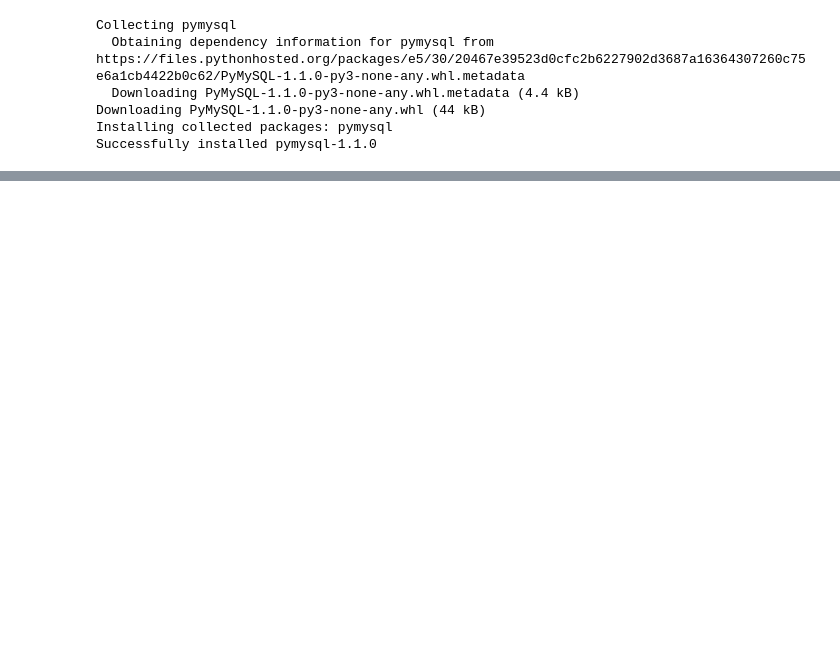
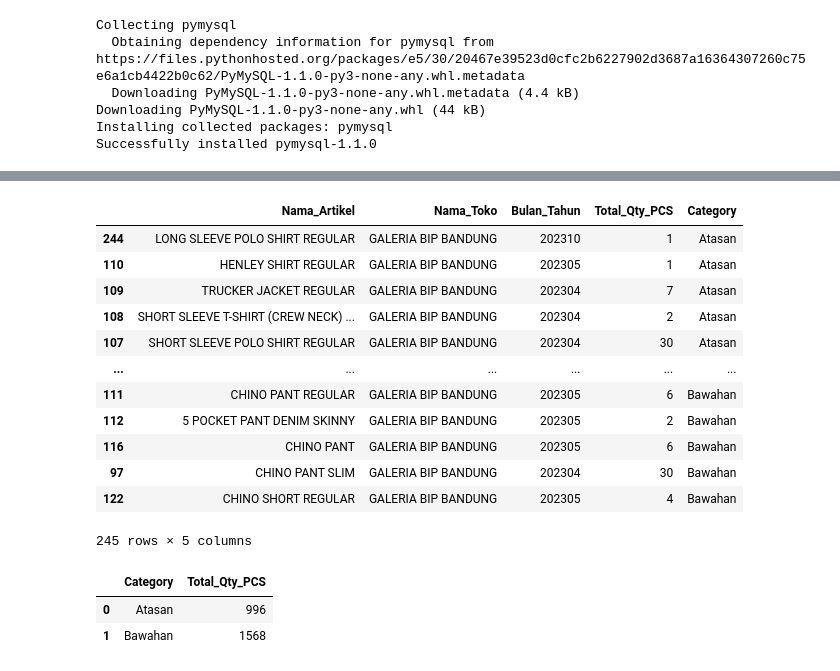
Before and after one commit to sntdshrly/dwi-putra-sakti-notebook, a Jupyter notebook: dps-pymysql-notebook.ipynb, the cells around one changed output, grey strips where cells are left out. Drawn from its saved outputs; the diff is of its cells as text; code cells hidden in the pictures; blank space fills up the shorter version.

```diff
--- a/dps-pymysql-notebook.ipynb
+++ b/dps-pymysql-notebook.ipynb
@@ -67,0 +1017,23 @@ connection.close()
+# %%
+query = '''
+SELECT
+    fv_articlename AS Nama_Artikel,
+    fv_namacust AS Nama_Toko,
+    EXTRACT(YEAR_MONTH FROM t_penjualanmst.fd_tgljual) AS Bulan_Tahun,
+    SUM(t_penjualandtl_goods.fn_jualpersize) AS Total_Qty_PCS
+FROM
+    t_penjualanmst
+JOIN
+    t_penjualandtl_goods ON t_penjualanmst.fv_nopenjualan = t_penjualandtl_goods.fv_nopenjualan
+WHERE
+    t_penjualanmst.fd_tgljual BETWEEN '2023-01-01' AND '2023-10-31'
+GROUP BY
+    Nama_Artikel, Bulan_Tahun
+ORDER BY
+    Bulan_Tahun;
+'''
+cursor.execute(query)
+result = cursor.fetchall()
+# %%
+df = pd.DataFrame(result)
+df
@@ -67,0 +1054,3 @@ connection.close()
+# %%
+df = df.rename(columns={0: 'Nama_Artikel', 1: 'Nama_Toko', 2: 'Bulan_Tahun', 3: 'Total_Qty_PCS'})
+df
@@ -67,0 +1071,19 @@ connection.close()
+# %%
+# Mengkategorikan sebagai 'Atasan' atau 'Bawahan'
+df['Category'] = df['Nama_Artikel'].apply(lambda x: 'Atasan' if 'SHIRT' in x or 'JACKET' in x or 'POLO' in x or 'KOKO' in x or 'SWEAT' in x else 'Bawahan')
+df = df.sort_values(by='Category')
+df
+# %% [output]
+|  | Nama_Artikel | Nama_Toko | Bulan_Tahun | Total_Qty_PCS | Category |
+| 244 | LONG SLEEVE POLO SHIRT REGULAR | GALERIA BIP BANDUNG | 202310 | 1 | Atasan |
+| 110 | HENLEY SHIRT REGULAR | GALERIA BIP BANDUNG | 202305 | 1 | Atasan |
+| 109 | TRUCKER JACKET REGULAR | GALERIA BIP BANDUNG | 202304 | 7 | Atasan |
+| 108 | SHORT SLEEVE T-SHIRT (CREW NECK) ... | GALERIA BIP BANDUNG | 202304 | 2 | Atasan |
+| 107 | SHORT SLEEVE POLO SHIRT REGULAR | GALERIA BIP BANDUNG | 202304 | 30 | Atasan |
+| ... | ... | ... | ... | ... | ... |
+| 111 | CHINO PANT REGULAR | GALERIA BIP BANDUNG | 202305 | 6 | Bawahan |
+| 112 | 5 POCKET PANT DENIM SKINNY | GALERIA BIP BANDUNG | 202305 | 2 | Bawahan |
+| 116 | CHINO PANT | GALERIA BIP BANDUNG | 202305 | 6 | Bawahan |
+| 97 | CHINO PANT SLIM | GALERIA BIP BANDUNG | 202304 | 30 | Bawahan |
+| 122 | CHINO SHORT REGULAR | GALERIA BIP BANDUNG | 202305 | 4 | Bawahan |
+245 rows × 5 columns
@@ -67,0 +1092,8 @@ connection.close()
+# %%
+df = df.groupby('Category')['Total_Qty_PCS'].sum().reset_index()
+df = df.sort_values(by='Category')
+df
+# %% [output]
+|  | Category | Total_Qty_PCS |
+| 0 | Atasan | 996 |
+| 1 | Bawahan | 1568 |
```
Also changed, not shown: parts of 83 cells of this notebook.
